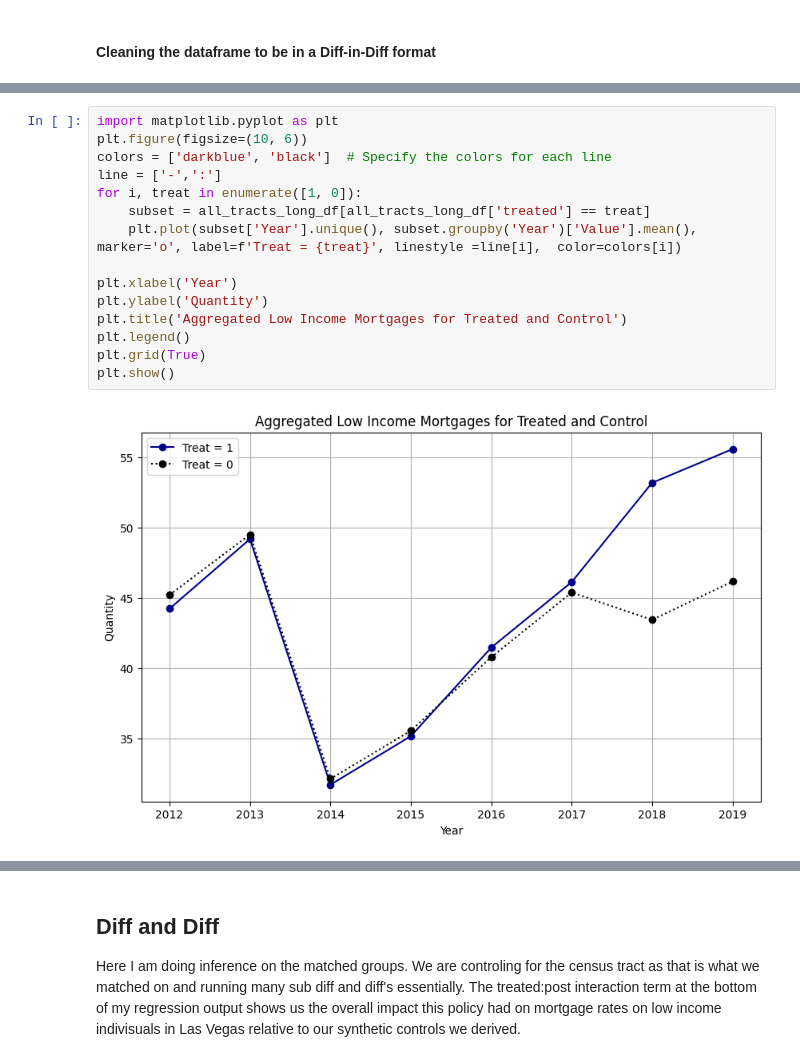
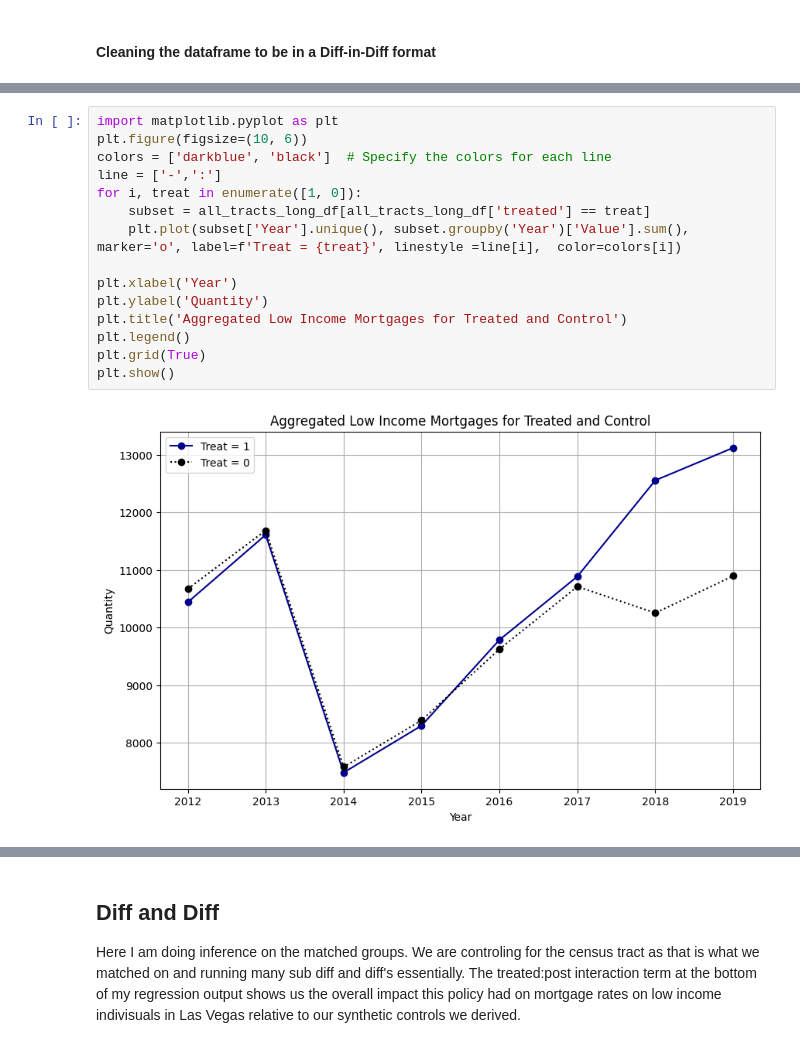
Before and after one commit to annabellasd/Policy-Impact-Homeownership-in-Nevada, a Jupyter notebook: project.ipynb, the cells around one changed output, grey strips where cells are left out. Saved outputs shown, nothing was run; the diff lists cells and outputs as text.

```diff
--- a/project.ipynb
+++ b/project.ipynb
@@ -204,20 +236,20 @@ all_tracts_long_df['post'] = all_tracts_long_df['Year'].apply(lambda x: 1 if x >
 # %%
 import matplotlib.pyplot as plt
 plt.figure(figsize=(10, 6))
 colors = ['darkblue', 'black']  # Specify the colors for each line
 line = ['-',':']
 for i, treat in enumerate([1, 0]):
     subset = all_tracts_long_df[all_tracts_long_df['treated'] == treat]
-    plt.plot(subset['Year'].unique(), subset.groupby('Year')['Value'].mean(), marker='o', label=f'Treat = {treat}', linestyle =line[i],  color=colors[i])
+    plt.plot(subset['Year'].unique(), subset.groupby('Year')['Value'].sum(), marker='o', label=f'Treat = {treat}', linestyle =line[i],  color=colors[i])
 
 plt.xlabel('Year')
 plt.ylabel('Quantity')
 plt.title('Aggregated Low Income Mortgages for Treated and Control')
 plt.legend()
 plt.grid(True)
 plt.show()
 # %% [output]
-[figure, old version]
+[figure, new version]
 # %%
 import random
 random.seed(47)
```
Also changed, not shown: parts of 11 cells of this notebook, 1 other file.
